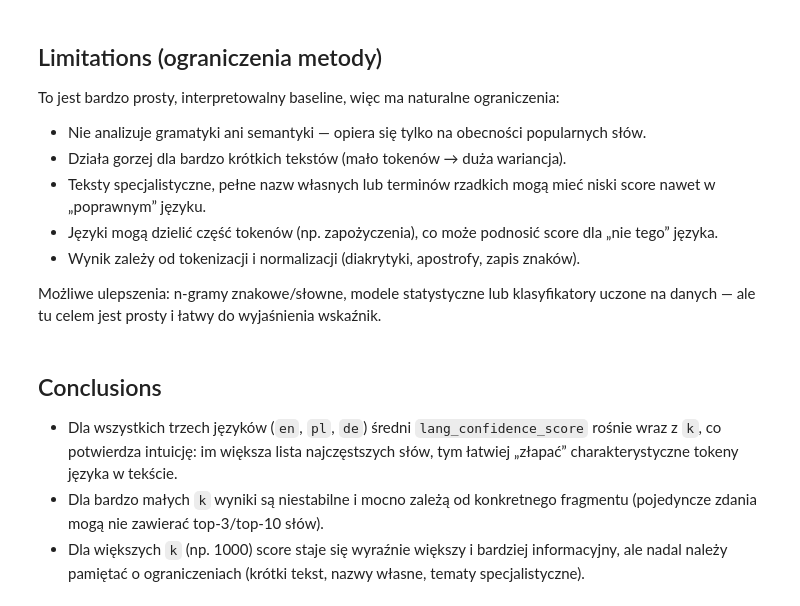
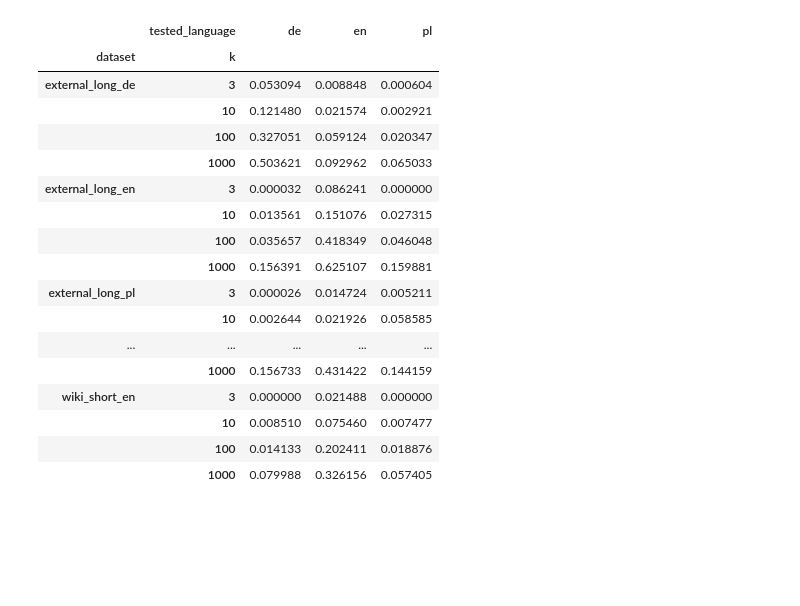
Before and after one commit to lukazsw/WikiScraper, a Jupyter notebook: notebooks/lang_detection.ipynb, the cells around one changed output. Cells and saved outputs as stored; diff of their text form; code cells hidden in the pictures; blank space fills up the shorter version.

```diff
--- a/notebooks/lang_detection.ipynb
+++ b/notebooks/lang_detection.ipynb
@@ -112,0 +265,19 @@ df
+# %%
+# wczytaj wszystkie wymagane słowniki word-counts
+wiki_long = load_word_counts_json("data/counts/wiki_long_en.json")
+wiki_short = load_word_counts_json("data/counts/wiki_short_en.json")
+
+external_en = load_word_counts_json("data/counts/external_long_en.json")
+external_pl = load_word_counts_json("data/counts/external_long_pl.json")
+external_de = load_word_counts_json("data/counts/external_long_de.json")
+
+datasets = {
+    "wiki_long_en": wiki_long,
+    "wiki_short_en": wiki_short,
+    "external_long_en": external_en,
+    "external_long_pl": external_pl,
+    "external_long_de": external_de,
+}
+
+# kontrola: liczba tokenów (powinna być sensowna; wiki_long i external_* raczej duże)
+{name: total_tokens(wc) for name, wc in datasets.items()}
@@ -112,0 +290,18 @@ df
+# %%
+import pandas as pd
+
+rows = []
+for k in K_VALUES:                      # [3, 10, 100, 1000]
+    for tested_lang in LANGS:           # ["en", "pl", "de"]
+        lwf = lang_words[tested_lang]   # [(word, freq), ...] length 1000
+        for ds_name, wc in datasets.items():
+            rows.append({
+                "dataset": ds_name,
+                "tested_language": tested_lang,
+                "k": k,
+                "score": lang_confidence_score(wc, lwf, k=k),
+                "tokens": total_tokens(wc),
+            })
+
+df = pd.DataFrame(rows)
+df
@@ -184,18 +379,22 @@ pivot
-# %% [markdown]
-## Limitations (ograniczenia metody)
-
-To jest bardzo prosty, interpretowalny baseline, więc ma naturalne ograniczenia:
-
-- Nie analizuje gramatyki ani semantyki — opiera się tylko na obecności popularnych słów.
-- Działa gorzej dla bardzo krótkich tekstów (mało tokenów → duża wariancja).
-- Teksty specjalistyczne, pełne nazw własnych lub terminów rzadkich mogą mieć niski score nawet w „poprawnym” języku.
-- Języki mogą dzielić część tokenów (np. zapożyczenia), co może podnosić score dla „nie tego” języka.
-- Wynik zależy od tokenizacji i normalizacji (diakrytyki, apostrofy, zapis znaków).
-
-Możliwe ulepszenia: n-gramy znakowe/słowne, modele statystyczne lub klasyfikatory uczone na danych — ale tu celem jest prosty i łatwy do wyjaśnienia wskaźnik.
-# %% [markdown]
-## Conclusions
-
-- Dla wszystkich trzech języków (`en`, `pl`, `de`) średni `lang_confidence_score` rośnie wraz z `k`, co potwierdza intuicję: im większa lista najczęstszych słów, tym łatwiej „złapać” charakterystyczne tokeny języka w tekście.
-- Dla bardzo małych `k` wyniki są niestabilne i mocno zależą od konkretnego fragmentu (pojedyncze zdania mogą nie zawierać top-3/top-10 słów).
-- Dla większych `k` (np. 1000) score staje się wyraźnie większy i bardziej informacyjny, ale nadal należy pamiętać o ograniczeniach (krótki tekst, nazwy własne, tematy specjalistyczne).
+# %%
+pivot_all = df.pivot_table(index=["dataset", "k"], columns="tested_language", values="score")
+pivot_all
+# %% [output]
+|  | tested_language | de | en | pl |
+| dataset | k |  |  |  |
+| external_long_de | 3 | 0.053094 | 0.008848 | 0.000604 |
+|  | 10 | 0.121480 | 0.021574 | 0.002921 |
+|  | 100 | 0.327051 | 0.059124 | 0.020347 |
+|  | 1000 | 0.503621 | 0.092962 | 0.065033 |
+| external_long_en | 3 | 0.000032 | 0.086241 | 0.000000 |
+|  | 10 | 0.013561 | 0.151076 | 0.027315 |
+|  | 100 | 0.035657 | 0.418349 | 0.046048 |
+|  | 1000 | 0.156391 | 0.625107 | 0.159881 |
+| external_long_pl | 3 | 0.000026 | 0.014724 | 0.005211 |
+|  | 10 | 0.002644 | 0.021926 | 0.058585 |
+| ... | ... | ... | ... | ... |
+|  | 1000 | 0.156733 | 0.431422 | 0.144159 |
+| wiki_short_en | 3 | 0.000000 | 0.021488 | 0.000000 |
+|  | 10 | 0.008510 | 0.075460 | 0.007477 |
+|  | 100 | 0.014133 | 0.202411 | 0.018876 |
+|  | 1000 | 0.079988 | 0.326156 | 0.057405 |
```
Also changed, not shown: parts of 25 cells of this notebook.
